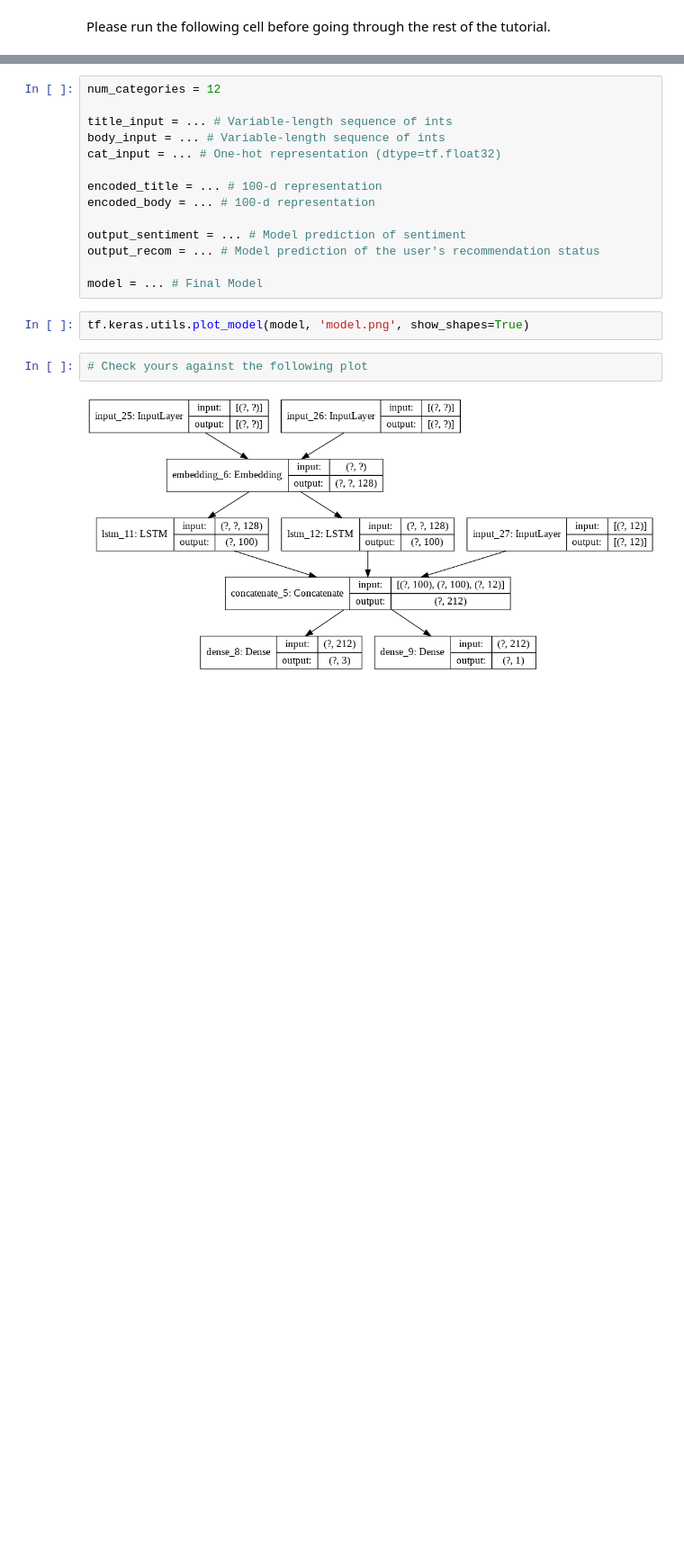
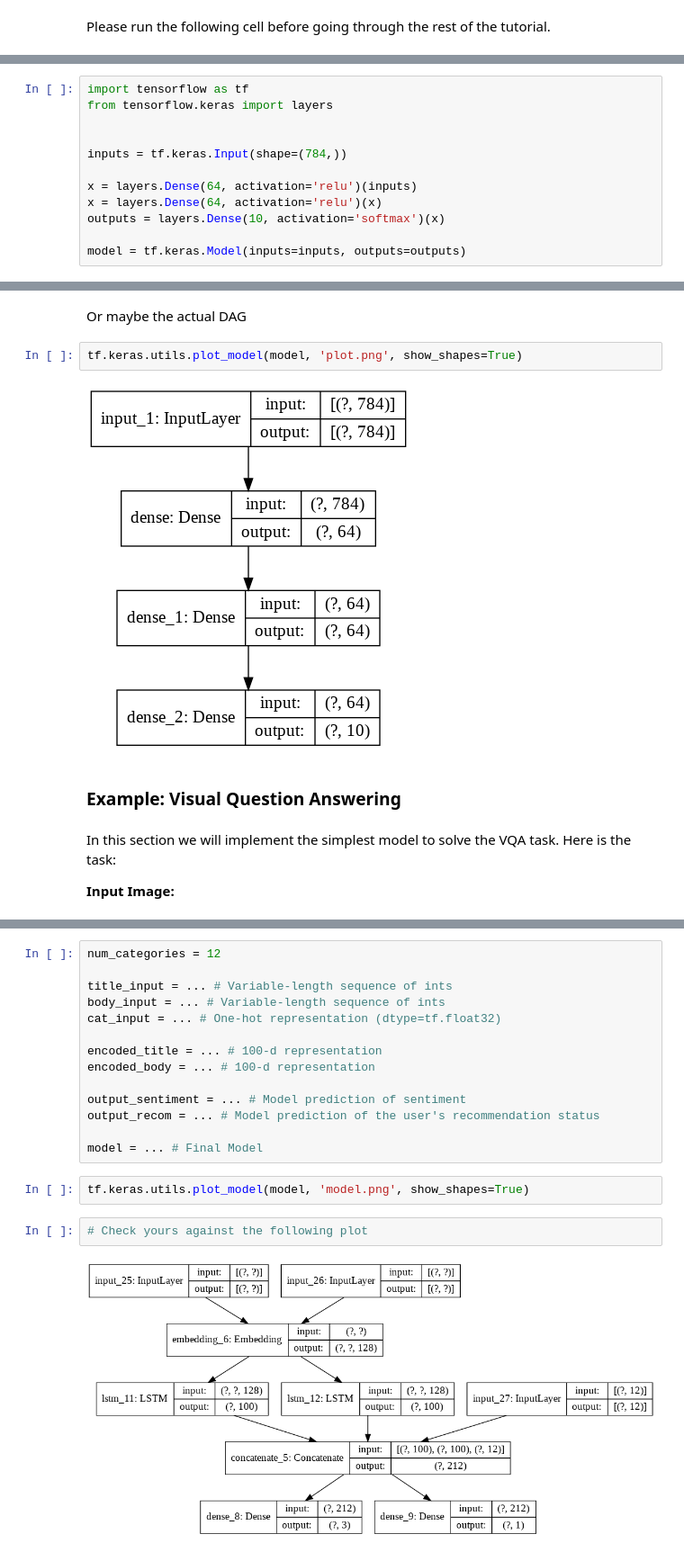
Before and after one commit to iust-deep-learning/tensorflow-2-tutorial, a Jupyter notebook: part_03_model_design_apis/notebook.ipynb, the cells around one changed output, grey strips where cells are left out. Shown at 90% size. Saved outputs shown, nothing was run; the diff lists cells and outputs as text; blank space fills up the shorter version.

```diff
--- a/part_03_model_design_apis/notebook.ipynb
+++ b/part_03_model_design_apis/notebook.ipynb
@@ -37,0 +158,12 @@ TensorFlow 2.x selected.
+# %%
+import tensorflow as tf
+from tensorflow.keras import layers
+
+
+inputs = tf.keras.Input(shape=(784,))
+
+x = layers.Dense(64, activation='relu')(inputs)
+x = layers.Dense(64, activation='relu')(x)
+outputs = layers.Dense(10, activation='softmax')(x)
+
+model = tf.keras.Model(inputs=inputs, outputs=outputs)
@@ -37,0 +191,12 @@ TensorFlow 2.x selected.
+# %% [markdown]
+Or maybe the actual DAG
+# %%
+tf.keras.utils.plot_model(model, 'plot.png', show_shapes=True)
+# %% [output]
+[figure, added]
+# %% [markdown]
+### Example: Visual Question Answering
+# %% [markdown]
+In this section we will implement the simplest model to solve the VQA task. Here is the task:
+
+**Input Image:**
```
Also changed, not shown: parts of 62 cells of this notebook.
